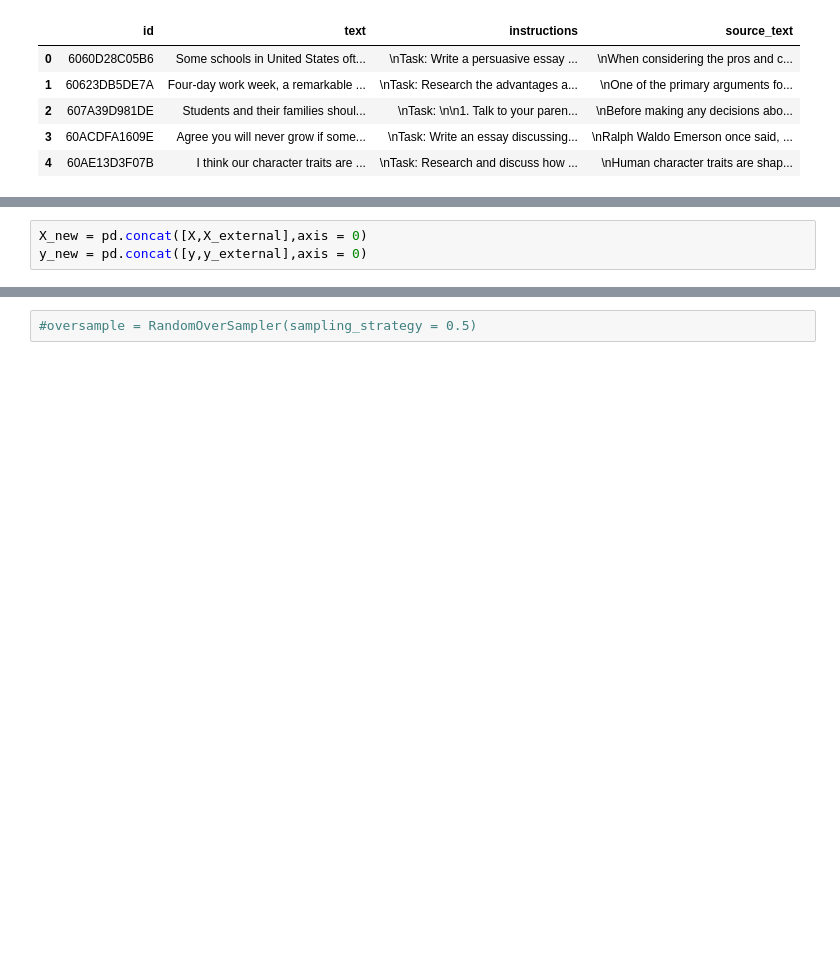
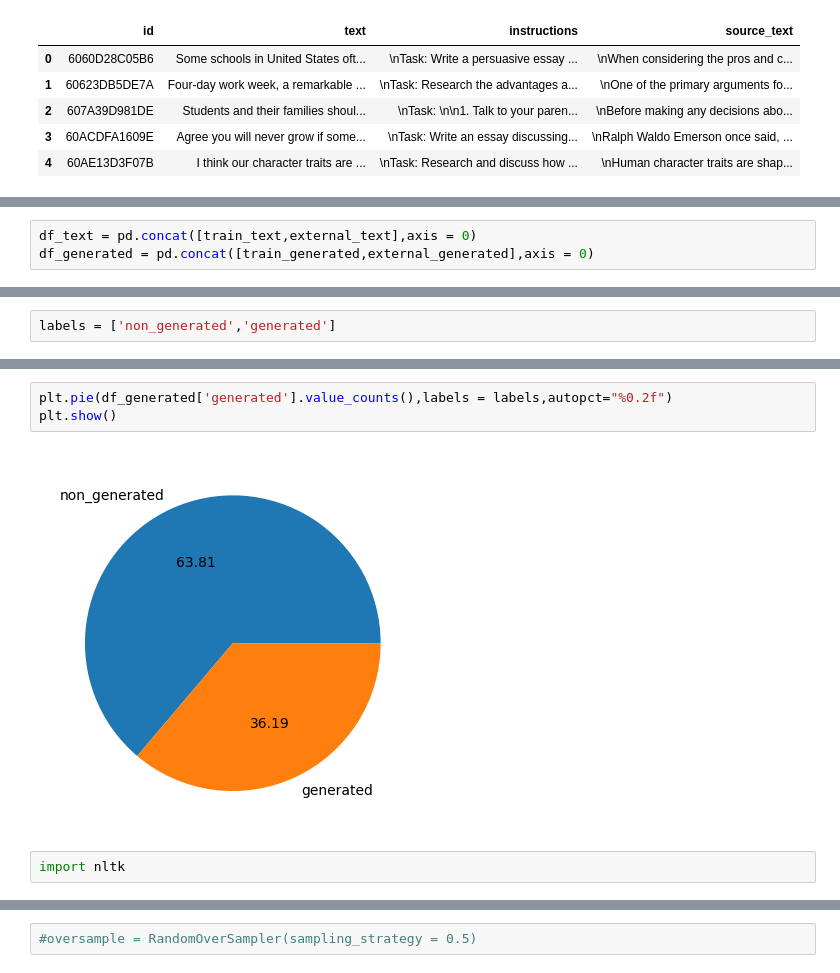
Before and after one commit to palswayam5/LLM-Model---Detect-AI-Generated-Text, a Jupyter notebook: BERT.ipynb, the cells around one changed output, grey strips where cells are left out. Cells and saved outputs as stored; diff of their text form; blank space fills up the shorter version.

```diff
--- a/BERT.ipynb
+++ b/BERT.ipynb
@@ -136,3 +159,3 @@ y = pd.DataFrame(y,columns = ['generated'])
 # %%
-X_new = pd.concat([X,X_external],axis = 0)
-y_new = pd.concat([y,y_external],axis = 0)
+df_text = pd.concat([train_text,external_text],axis = 0)
+df_generated = pd.concat([train_generated,external_generated],axis = 0)
@@ -149 +170,3 @@ Balanced Dataset
+# %%
+labels = ['non_generated','generated']
 # %%
@@ -152,3 +175,10 @@ y_new['generated'].value_counts()
 1.0    2424
 0.0    1375
 Name: generated, dtype: int64
+# %%
+plt.pie(df_generated['generated'].value_counts(),labels = labels,autopct="%0.2f")
+plt.show()
+# %% [output]
+[figure, added]
+# %%
+import nltk
```
Also changed, not shown: parts of 42 cells of this notebook.
